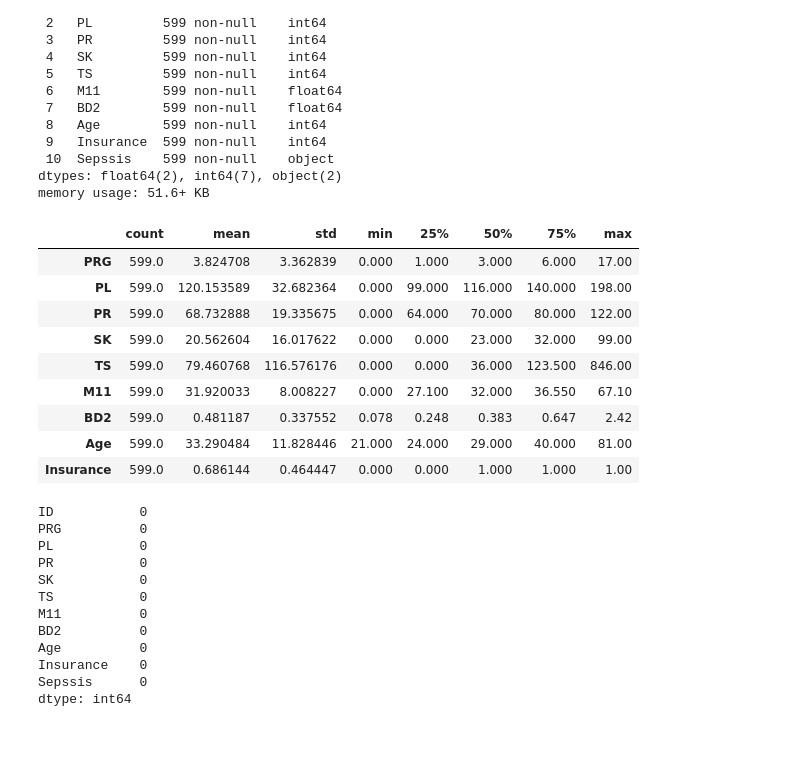
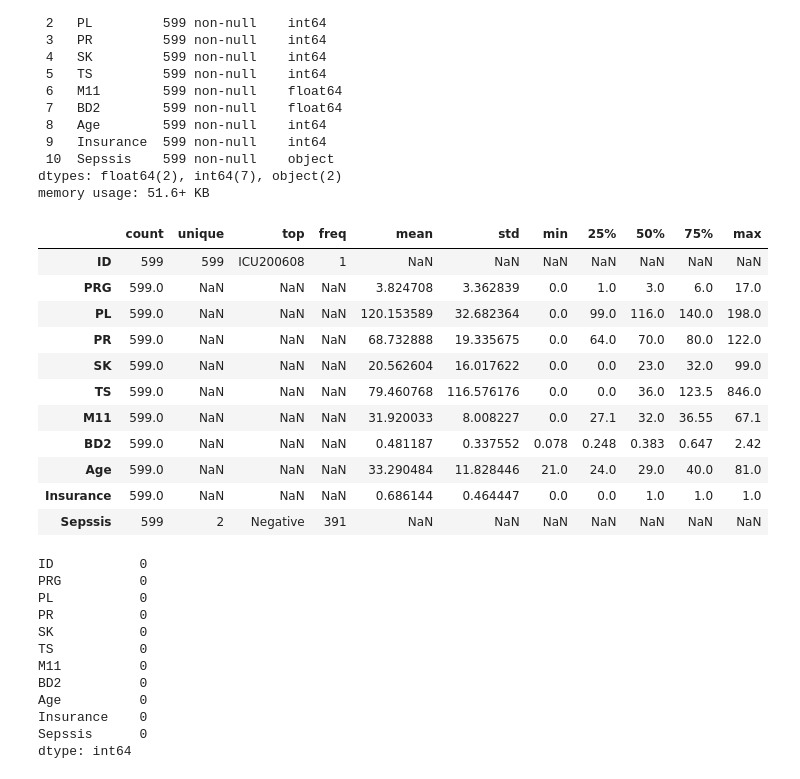
Before and after one commit to damzking/sepsissprediction2, a Jupyter notebook: dev/API_App.ipynb, the cells around one changed output. Cells and saved outputs as stored; diff of their text form; code cells hidden in the pictures; blank space fills up the shorter version.

```diff
--- a/dev/API_App.ipynb
+++ b/dev/API_App.ipynb
@@ -40,2 +59,2 @@ import os
 # %%
-pfiles_df = pd.read_csv('C:/Users/user/Documents/LP5-ML-API/P5-Machine-Learning-API/Data/Paitients_Files_Train.csv')
+pfiles_df = pd.read_csv('/Users/mac/Documents/Group Project/P5-Machine-Learning-API/Data/Paitients_Files_Train.csv')
@@ -76,18 +95,20 @@ Data columns (total 11 columns):
 dtypes: float64(2), int64(7), object(2)
 memory usage: 51.6+ KB
 # %%
-pfiles_df.describe().T
+pfiles_df.describe(include = 'all').T
 # %% [output]
-|  | count | mean | std | min | 25% | 50% | 75% | max |
-| PRG | 599.0 | 3.824708 | 3.362839 | 0.000 | 1.000 | 3.000 | 6.000 | 17.00 |
-| PL | 599.0 | 120.153589 | 32.682364 | 0.000 | 99.000 | 116.000 | 140.000 | 198.00 |
-| PR | 599.0 | 68.732888 | 19.335675 | 0.000 | 64.000 | 70.000 | 80.000 | 122.00 |
-| SK | 599.0 | 20.562604 | 16.017622 | 0.000 | 0.000 | 23.000 | 32.000 | 99.00 |
-| TS | 599.0 | 79.460768 | 116.576176 | 0.000 | 0.000 | 36.000 | 123.500 | 846.00 |
-| M11 | 599.0 | 31.920033 | 8.008227 | 0.000 | 27.100 | 32.000 | 36.550 | 67.10 |
-| BD2 | 599.0 | 0.481187 | 0.337552 | 0.078 | 0.248 | 0.383 | 0.647 | 2.42 |
-| Age | 599.0 | 33.290484 | 11.828446 | 21.000 | 24.000 | 29.000 | 40.000 | 81.00 |
-| Insurance | 599.0 | 0.686144 | 0.464447 | 0.000 | 0.000 | 1.000 | 1.000 | 1.00 |
+|  | count | unique | top | freq | mean | std | min | 25% | 50% | 75% | max |
+| ID | 599 | 599 | ICU200608 | 1 | NaN | NaN | NaN | NaN | NaN | NaN | NaN |
+| PRG | 599.0 | NaN | NaN | NaN | 3.824708 | 3.362839 | 0.0 | 1.0 | 3.0 | 6.0 | 17.0 |
+| PL | 599.0 | NaN | NaN | NaN | 120.153589 | 32.682364 | 0.0 | 99.0 | 116.0 | 140.0 | 198.0 |
+| PR | 599.0 | NaN | NaN | NaN | 68.732888 | 19.335675 | 0.0 | 64.0 | 70.0 | 80.0 | 122.0 |
+| SK | 599.0 | NaN | NaN | NaN | 20.562604 | 16.017622 | 0.0 | 0.0 | 23.0 | 32.0 | 99.0 |
+| TS | 599.0 | NaN | NaN | NaN | 79.460768 | 116.576176 | 0.0 | 0.0 | 36.0 | 123.5 | 846.0 |
+| M11 | 599.0 | NaN | NaN | NaN | 31.920033 | 8.008227 | 0.0 | 27.1 | 32.0 | 36.55 | 67.1 |
+| BD2 | 599.0 | NaN | NaN | NaN | 0.481187 | 0.337552 | 0.078 | 0.248 | 0.383 | 0.647 | 2.42 |
+| Age | 599.0 | NaN | NaN | NaN | 33.290484 | 11.828446 | 21.0 | 24.0 | 29.0 | 40.0 | 81.0 |
+| Insurance | 599.0 | NaN | NaN | NaN | 0.686144 | 0.464447 | 0.0 | 0.0 | 1.0 | 1.0 | 1.0 |
+| Sepssis | 599 | 2 | Negative | 391 | NaN | NaN | NaN | NaN | NaN | NaN | NaN |
 # %%
 pfiles_df.isnull().sum()
 # %% [output]
```
Also changed, not shown: parts of 64 cells of this notebook.
